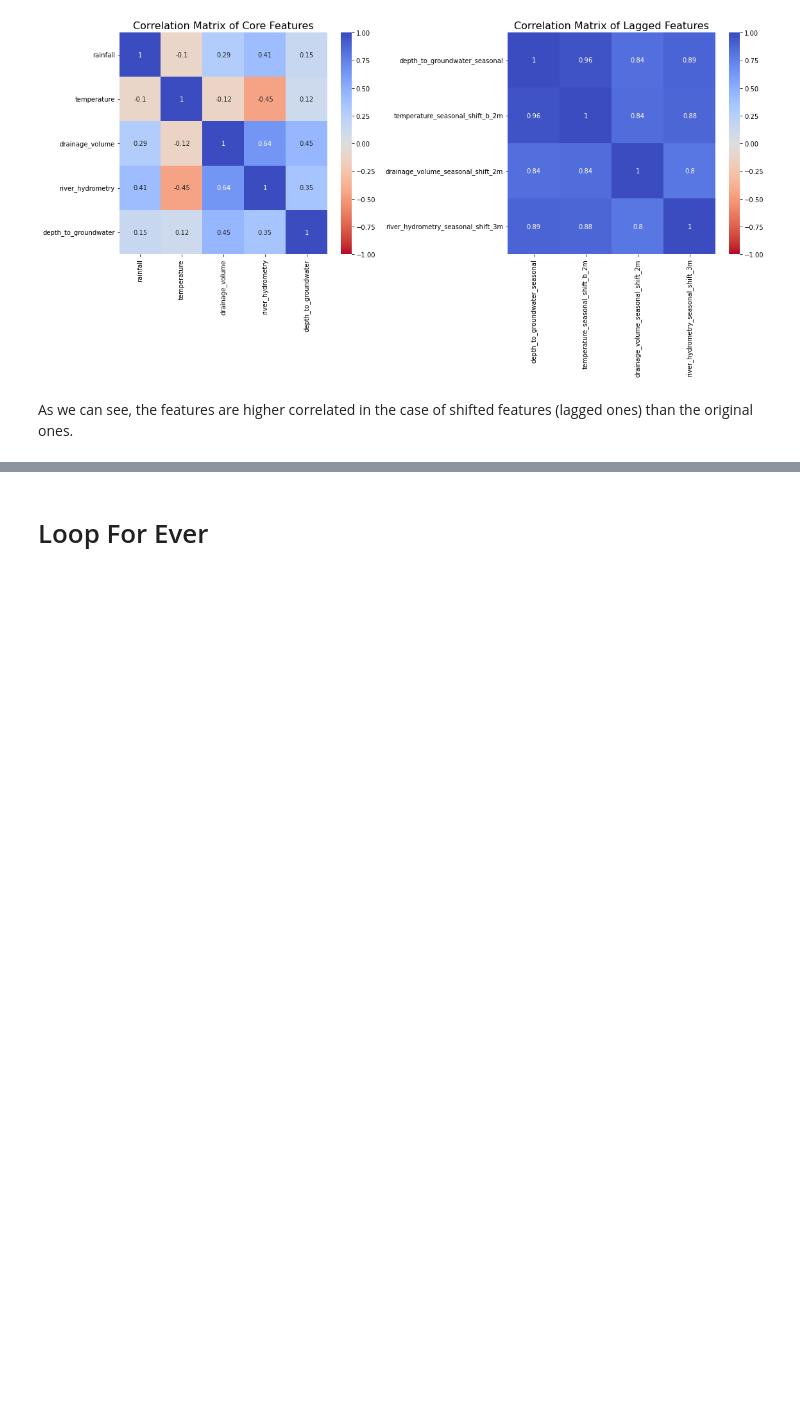
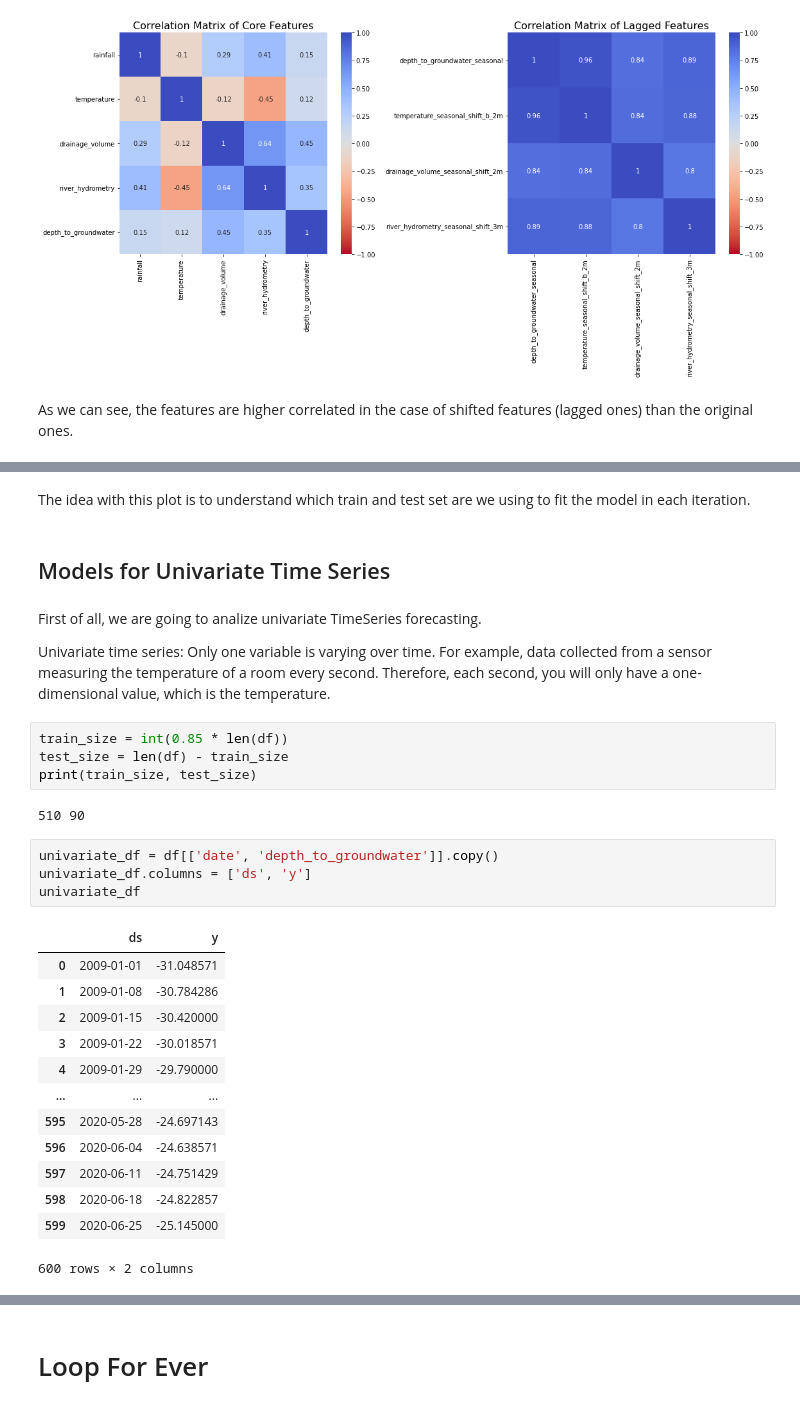
Before and after one commit to sir-hadi/NonstopNgodingNovember-2021, a Jupyter notebook: sir-hadi/Uncategorized DS Projects/Studying Time Series/Studying_Time_Series.ipynb, the cells around one changed output, grey strips where cells are left out. Saved outputs shown, nothing was run; the diff lists cells and outputs as text; blank space fills up the shorter version.

```diff
--- a/sir-hadi/Uncategorized DS Projects/Studying Time Series/Studying_Time_Series.ipynb
+++ b/sir-hadi/Uncategorized DS Projects/Studying Time Series/Studying_Time_Series.ipynb
@@ -851,0 +936,32 @@ As we can see, the features are higher correlated in the case of shifted feature
+# %% [markdown]
+The idea with this plot is to understand which train and test set are we using to fit the model in each iteration.
+# %% [markdown]
+## Models for Univariate Time Series
+# %% [markdown]
+First of all, we are going to analize univariate TimeSeries forecasting.
+
+Univariate time series: Only one variable is varying over time. For example, data collected from a sensor measuring the temperature of a room every second. Therefore, each second, you will only have a one-dimensional value, which is the temperature.
+# %%
+train_size = int(0.85 * len(df))
+test_size = len(df) - train_size
+print(train_size, test_size)
+# %% [output]
+510 90
+# %%
+univariate_df = df[['date', 'depth_to_groundwater']].copy()
+univariate_df.columns = ['ds', 'y']
+univariate_df
+# %% [output]
+|  | ds | y |
+| 0 | 2009-01-01 | -31.048571 |
+| 1 | 2009-01-08 | -30.784286 |
+| 2 | 2009-01-15 | -30.420000 |
+| 3 | 2009-01-22 | -30.018571 |
+| 4 | 2009-01-29 | -29.790000 |
+| ... | ... | ... |
+| 595 | 2020-05-28 | -24.697143 |
+| 596 | 2020-06-04 | -24.638571 |
+| 597 | 2020-06-11 | -24.751429 |
+| 598 | 2020-06-18 | -24.822857 |
+| 599 | 2020-06-25 | -25.145000 |
+600 rows × 2 columns
```
Also changed, not shown: parts of 19 cells of this notebook.
